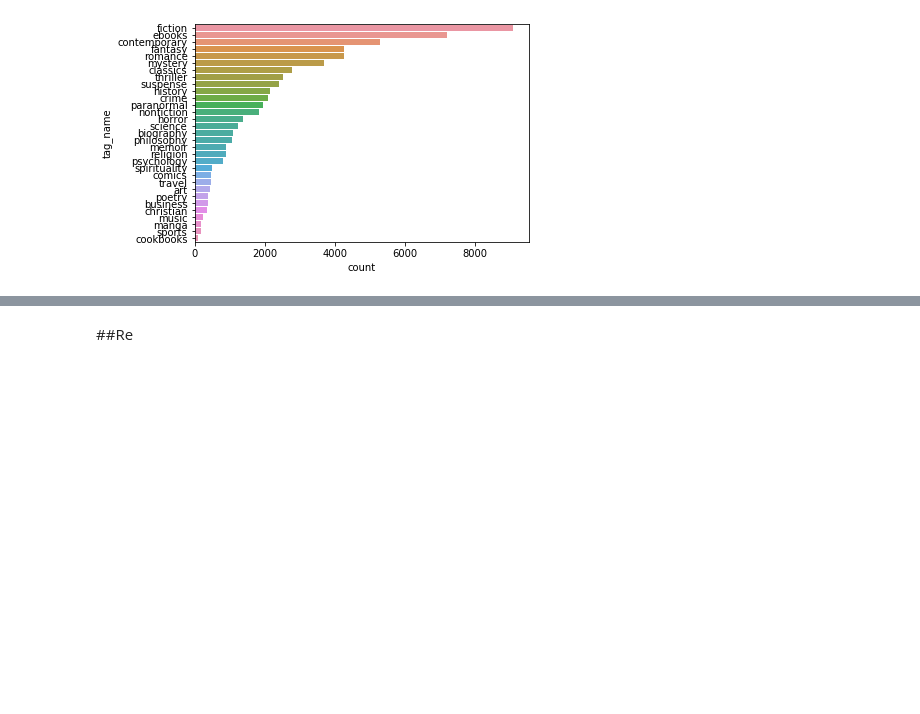
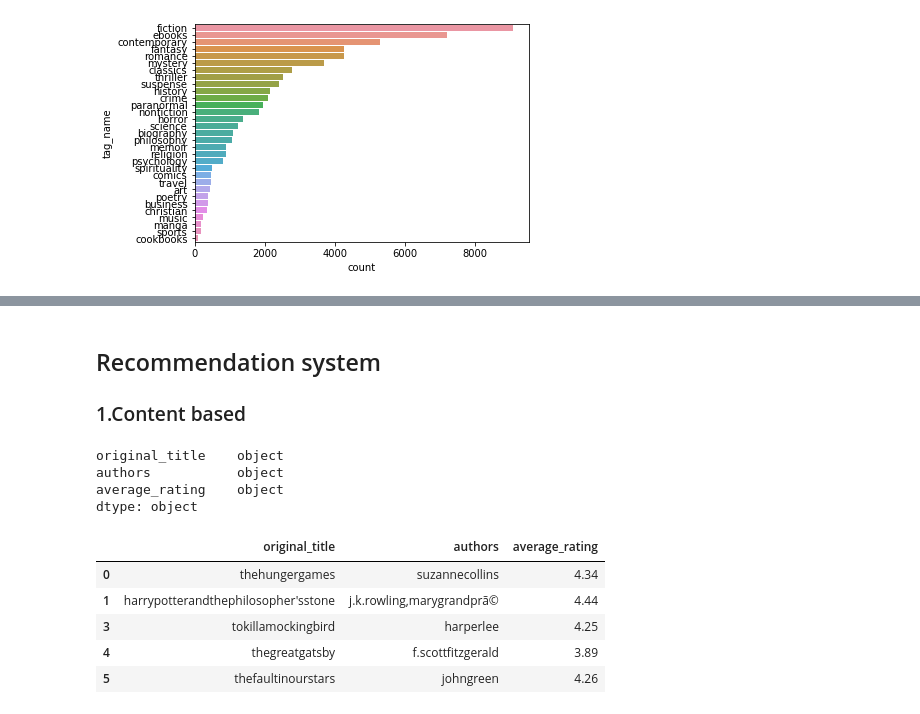
Before and after one commit to ambita20/BookRecommenderSystem, a Jupyter notebook: code.ipynb, the cells around one changed output, grey strips where cells are left out. Drawn from its saved outputs; the diff is of its cells as text; code cells hidden in the pictures; blank space fills up the shorter version.

```diff
--- a/code.ipynb
+++ b/code.ipynb
@@ -328,2 +308,7 @@ plt.show()
-# %% [markdown]
-##Re
+# %% [markdown]
+## Recommendation system
+### 1.Content based
+# %%
+fillnabooks= books.fillna('')
+def clean_data(x):
+        return str.lower(x.replace(" ", ""))
@@ -329,0 +318,20 @@ plt.show()
+# %%
+fillednabooks = fillednabooks.astype(str)
+fillednabooks.dtypes
+# %% [output]
+original_title    object
+authors           object
+average_rating    object
+dtype: object
+# %%
+for feature in features:
+    fillednabooks[feature] = fillednabooks[feature].apply(clean_data)
+
+fillednabooks.head()
+# %% [output]
+|  | original_title | authors | average_rating |
+| 0 | thehungergames | suzannecollins | 4.34 |
+| 1 | harrypotterandthephilosopher'sstone | j.k.rowling,marygrandprã© | 4.44 |
+| 3 | tokillamockingbird | harperlee | 4.25 |
+| 4 | thegreatgatsby | f.scottfitzgerald | 3.89 |
+| 5 | thefaultinourstars | johngreen | 4.26 |
```
Also changed, not shown: parts of 36 cells of this notebook.
